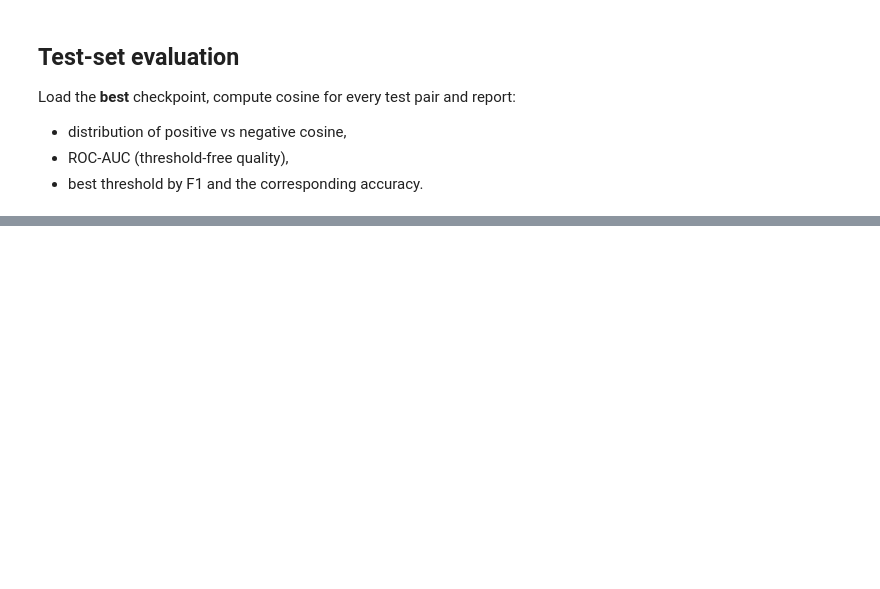
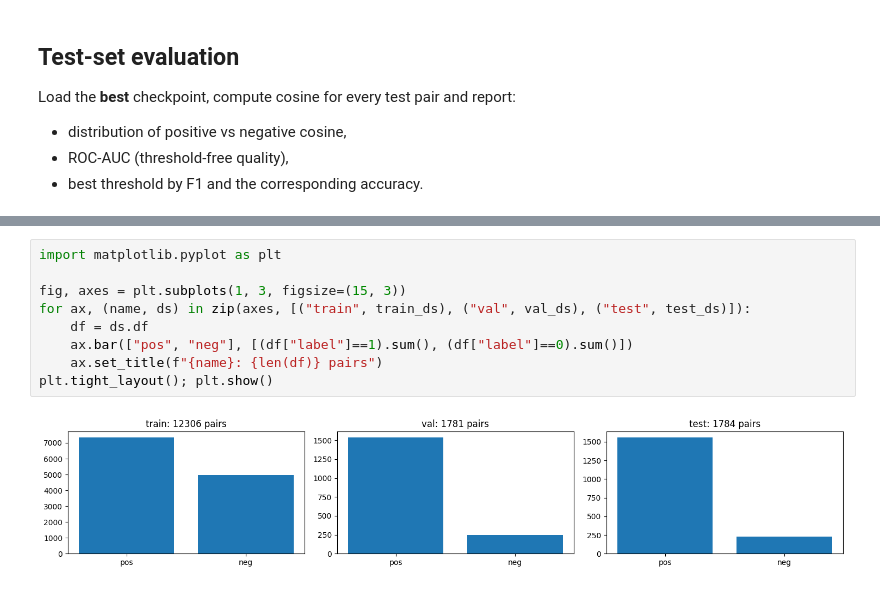
Before and after one commit to Miki202/Private-Information-Retrieval-with-CKKS-Encryption, a Jupyter notebook: notebooks/img2vec/TrainCosineEncoder.ipynb, the cells around one changed output, grey strips where cells are left out. Saved outputs shown, nothing was run; the diff lists cells and outputs as text; blank space fills up the shorter version.

```diff
--- a/notebooks/img2vec/TrainCosineEncoder.ipynb
+++ b/notebooks/img2vec/TrainCosineEncoder.ipynb
@@ -394,3 +530,14 @@ plt.tight_layout(); plt.show()
+# %%
+import matplotlib.pyplot as plt
+
+fig, axes = plt.subplots(1, 3, figsize=(15, 3))
+for ax, (name, ds) in zip(axes, [("train", train_ds), ("val", val_ds), ("test", test_ds)]):
+    df = ds.df
+    ax.bar(["pos", "neg"], [(df["label"]==1).sum(), (df["label"]==0).sum()])
+    ax.set_title(f"{name}: {len(df)} pairs")
+plt.tight_layout(); plt.show()
+# %% [output]
+[figure, added]
 # %%
 import shutil
 
```
Also changed, not shown: parts of 21 cells of this notebook, 7 other files.
